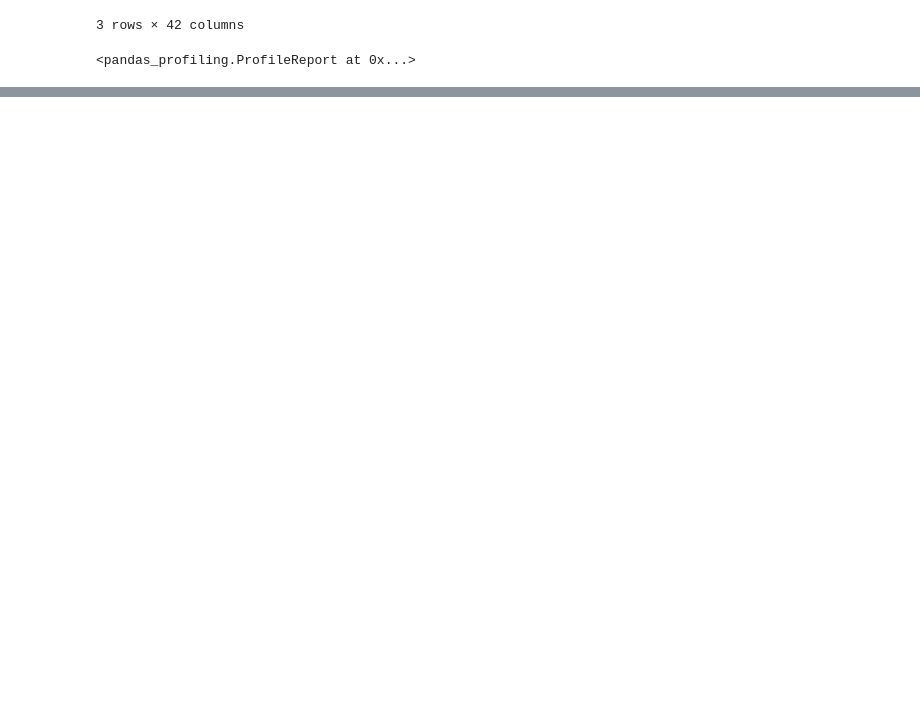
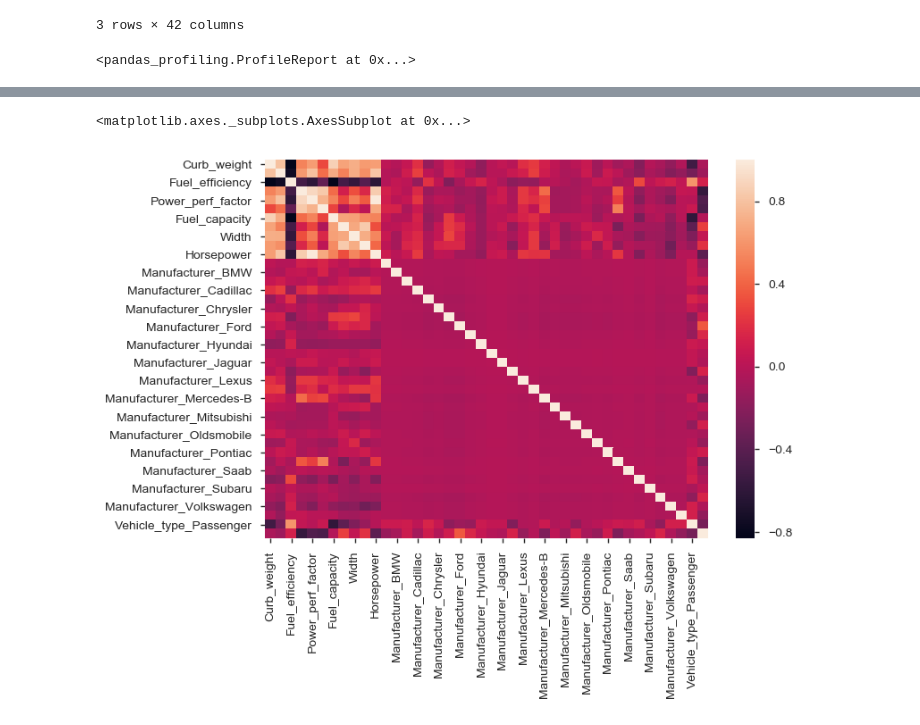
Before and after one commit to satyalvsu/Basics-python, a Jupyter notebook: Car_sales Linear Regression Practice.ipynb, the cells around one changed output, grey strips where cells are left out. Cells and saved outputs as stored; diff of their text form; code cells hidden in the pictures; blank space fills up the shorter version.

```diff
--- a/Car_sales Linear Regression Practice.ipynb
+++ b/Car_sales Linear Regression Practice.ipynb
@@ -348,0 +375,3 @@ pandas_profiling.ProfileReport(car_sales_new)
+# %%
+#Drop old non distributed variables
+car_sales_new=car_sales_new.drop(['Sales_in_thousands'], axis=True)
@@ -348,0 +419,6 @@ pandas_profiling.ProfileReport(car_sales_new)
+# %%
+#Vizualize correlation matrix in seaborn using heat map
+sns.heatmap(car_sales_new.corr())
+# %% [output]
+<matplotlib.axes._subplots.AxesSubplot at 0x...>
+[figure, added]
```
Also changed, not shown: parts of 29 cells of this notebook.
